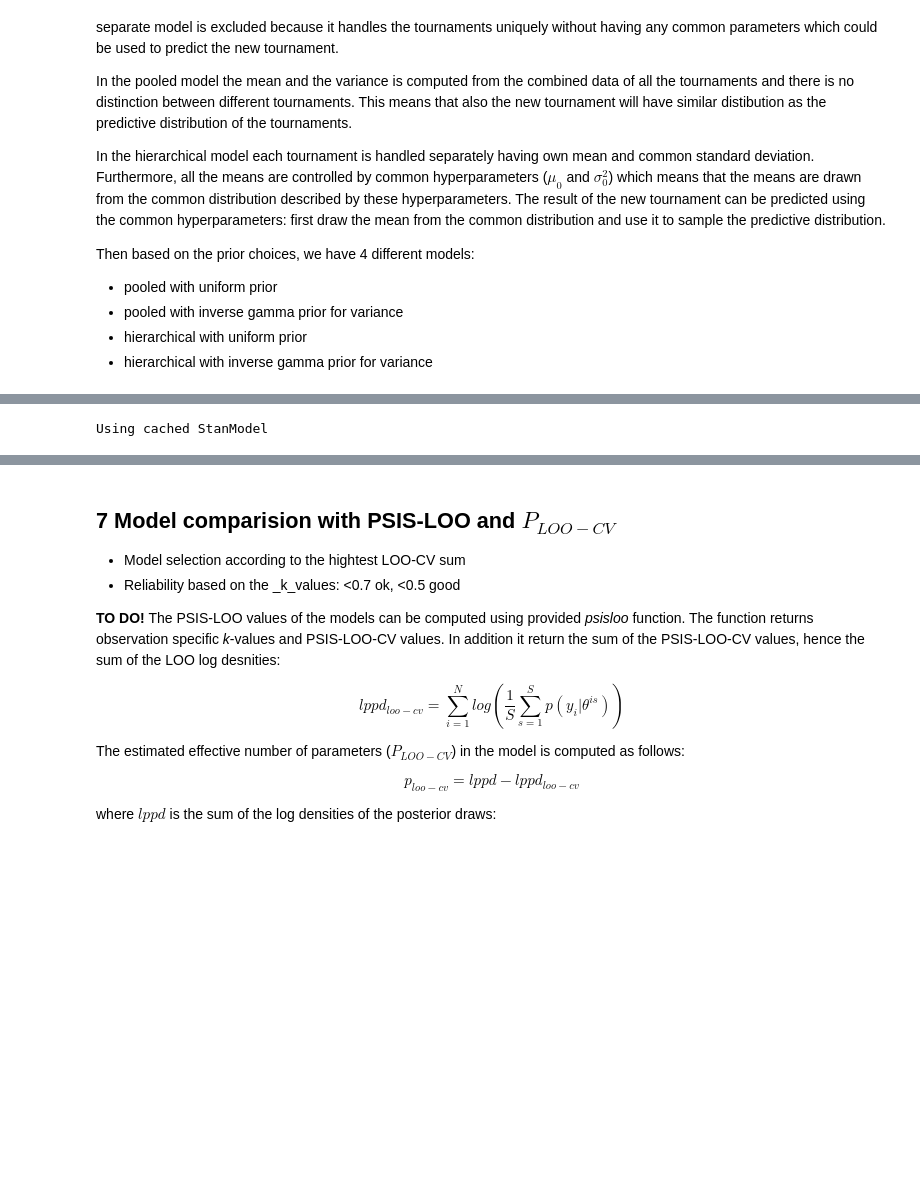
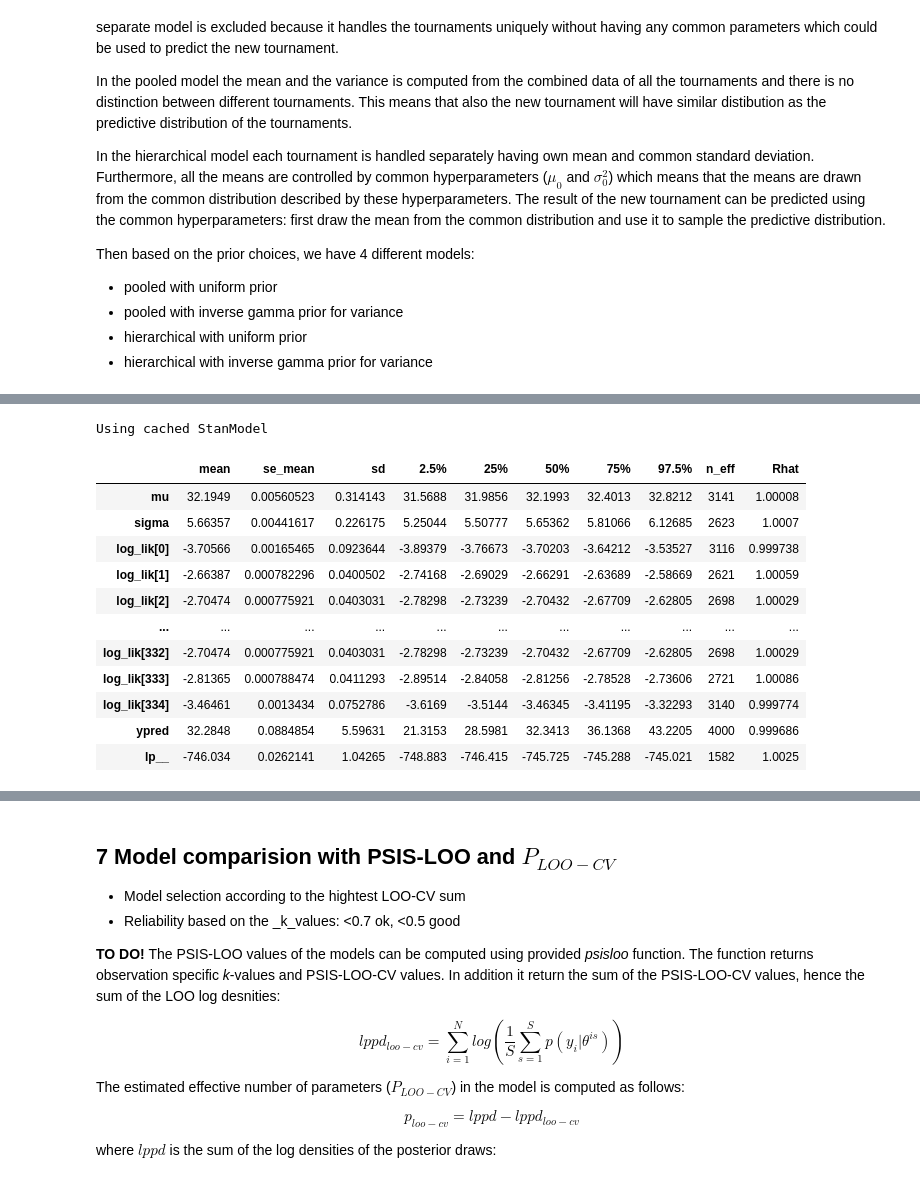
Before and after one commit to fuksi/bda_project_2018, a Jupyter notebook: notebook/BWF Badminton.ipynb, the cells around one changed output, grey strips where cells are left out. Cells and saved outputs as stored; diff of their text form; code cells hidden in the pictures; blank space fills up the shorter version.

```diff
--- a/notebook/BWF Badminton.ipynb
+++ b/notebook/BWF Badminton.ipynb
@@ -175,4 +193,19 @@ Print stan code, fit model and do convergence diagnostic:
 # %%
+# Fit pooled uniform model
 pool_uni_df, pool_uni_fit = compute_model(r'stan_code/pool_uniform_prior.stan', pooled_data_model)
+# Print summary of the fit
+print_compact_fit(pool_uni_df)
 # %% [output]
 Using cached StanModel
+|  | mean | se_mean | sd | 2.5% | 25% | 50% | 75% | 97.5% | n_eff | Rhat |
+| mu | 32.1949 | 0.00560523 | 0.314143 | 31.5688 | 31.9856 | 32.1993 | 32.4013 | 32.8212 | 3141 | 1.00008 |
+| sigma | 5.66357 | 0.00441617 | 0.226175 | 5.25044 | 5.50777 | 5.65362 | 5.81066 | 6.12685 | 2623 | 1.0007 |
+| log_lik[0] | -3.70566 | 0.00165465 | 0.0923644 | -3.89379 | -3.76673 | -3.70203 | -3.64212 | -3.53527 | 3116 | 0.999738 |
+| log_lik[1] | -2.66387 | 0.000782296 | 0.0400502 | -2.74168 | -2.69029 | -2.66291 | -2.63689 | -2.58669 | 2621 | 1.00059 |
+| log_lik[2] | -2.70474 | 0.000775921 | 0.0403031 | -2.78298 | -2.73239 | -2.70432 | -2.67709 | -2.62805 | 2698 | 1.00029 |
+| ... | ... | ... | ... | ... | ... | ... | ... | ... | ... | ... |
+| log_lik[332] | -2.70474 | 0.000775921 | 0.0403031 | -2.78298 | -2.73239 | -2.70432 | -2.67709 | -2.62805 | 2698 | 1.00029 |
+| log_lik[333] | -2.81365 | 0.000788474 | 0.0411293 | -2.89514 | -2.84058 | -2.81256 | -2.78528 | -2.73606 | 2721 | 1.00086 |
+| log_lik[334] | -3.46461 | 0.0013434 | 0.0752786 | -3.6169 | -3.5144 | -3.46345 | -3.41195 | -3.32293 | 3140 | 0.999774 |
+| ypred | 32.2848 | 0.0884854 | 5.59631 | 21.3153 | 28.5981 | 32.3413 | 36.1368 | 43.2205 | 4000 | 0.999686 |
+| lp__ | -746.034 | 0.0262141 | 1.04265 | -748.883 | -746.415 | -745.725 | -745.288 | -745.021 | 1582 | 1.0025 |
```
Also changed, not shown: parts of 29 cells of this notebook.
